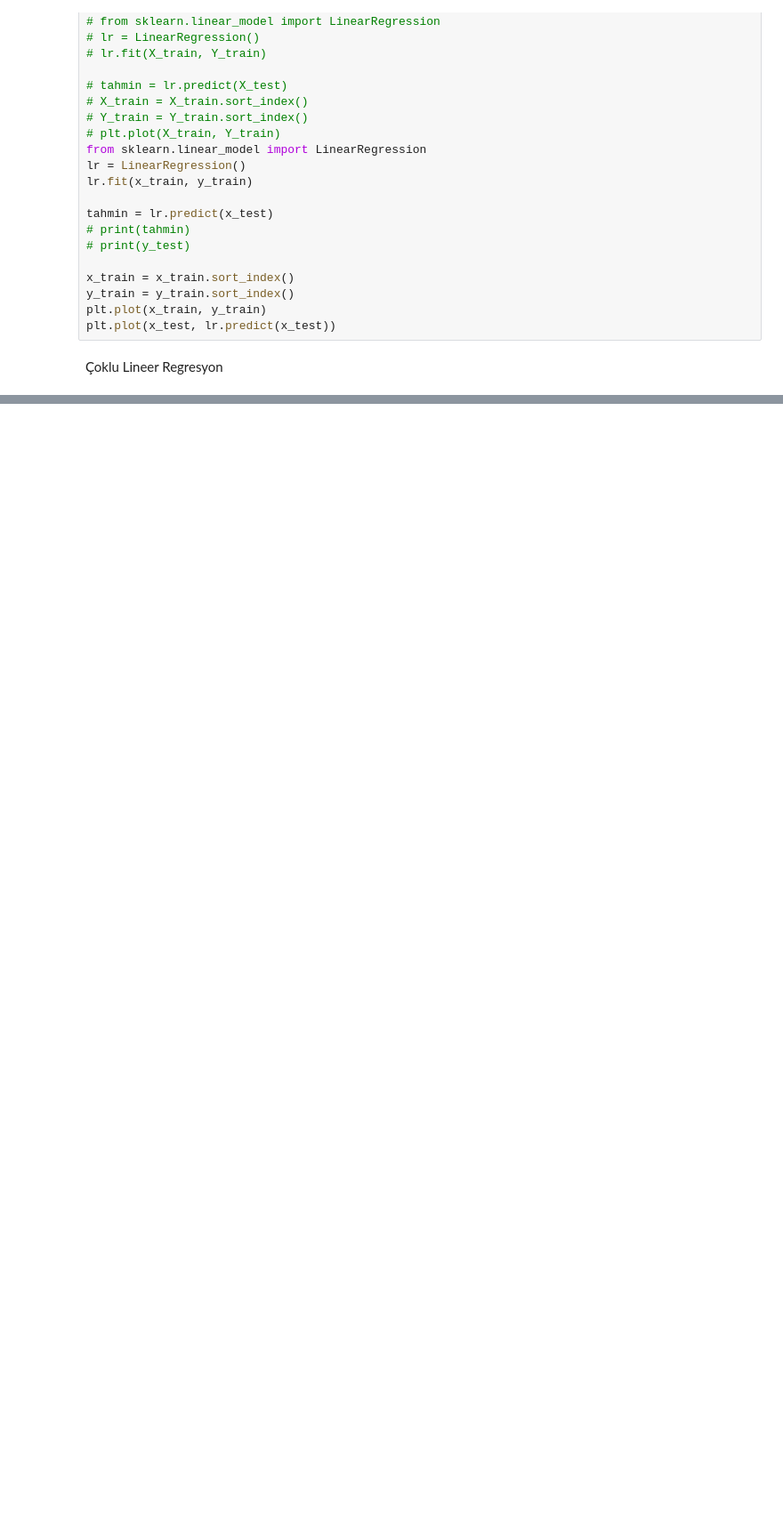
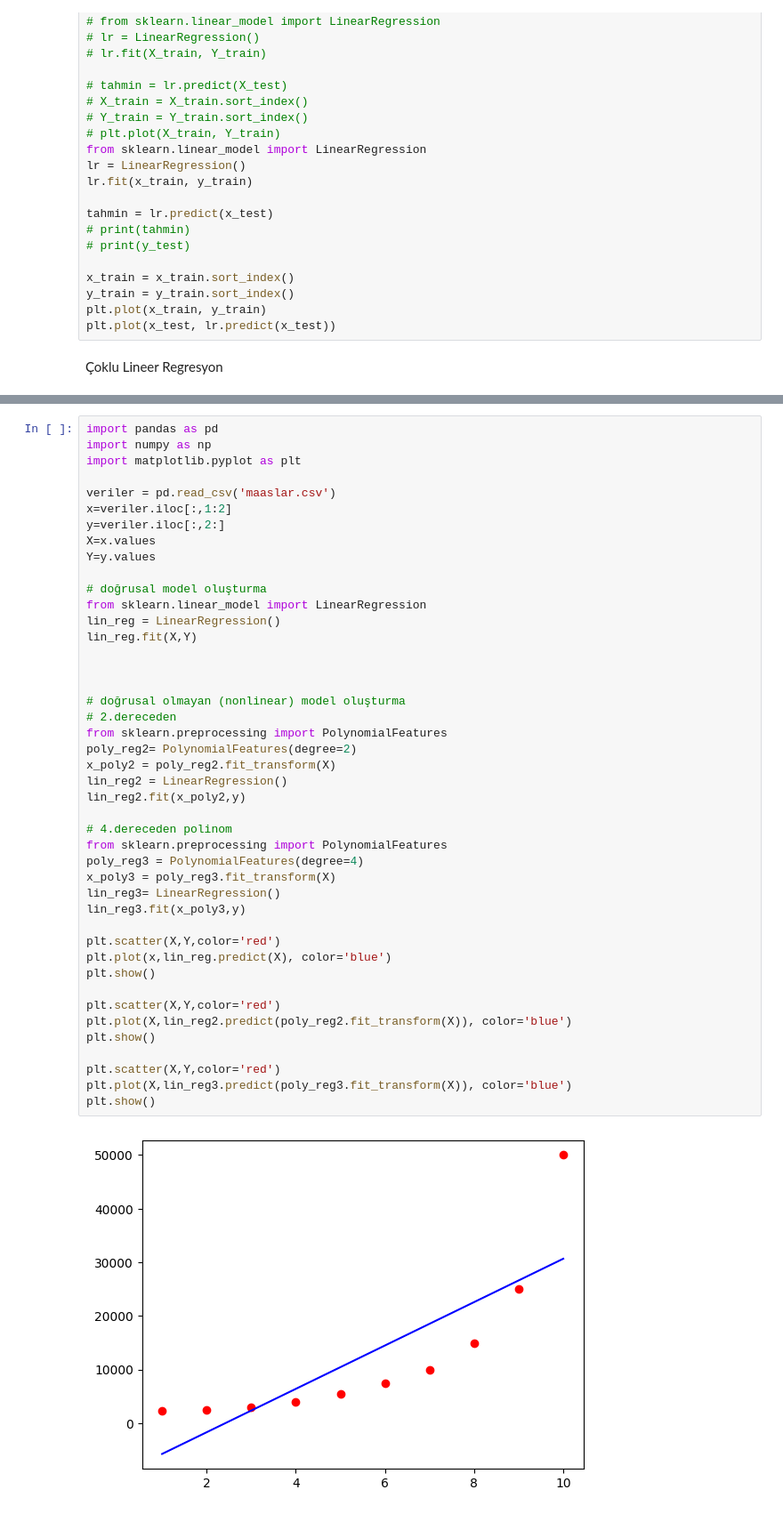
Before and after one commit to tariksdeg/makine-ogrenmesi, a Jupyter notebook: start.ipynb, the cells around one changed output, grey strips where cells are left out. Shown: that part at 89% size. Saved outputs shown, nothing was run; the diff lists cells and outputs as text; blank space fills up the shorter version.

Commit message:
polinom regresyon sablonu

```diff
--- a/start.ipynb
+++ b/start.ipynb
@@ -190,0 +329,46 @@ Notes:
+# %%
+import pandas as pd
+import numpy as np
+import matplotlib.pyplot as plt
+
+veriler = pd.read_csv('maaslar.csv')
+x=veriler.iloc[:,1:2]
+y=veriler.iloc[:,2:]
+X=x.values
+Y=y.values
+
+# doğrusal model oluşturma
+from sklearn.linear_model import LinearRegression
+lin_reg = LinearRegression()
+lin_reg.fit(X,Y)
+
+
+
+# doğrusal olmayan (nonlinear) model oluşturma
+# 2.dereceden
+from sklearn.preprocessing import PolynomialFeatures
+poly_reg2= PolynomialFeatures(degree=2)
+x_poly2 = poly_reg2.fit_transform(X)
+lin_reg2 = LinearRegression()
+lin_reg2.fit(x_poly2,y)
+
+# 4.dereceden polinom
+from sklearn.preprocessing import PolynomialFeatures
+poly_reg3 = PolynomialFeatures(degree=4)
+x_poly3 = poly_reg3.fit_transform(X)
+lin_reg3= LinearRegression()
+lin_reg3.fit(x_poly3,y)
+
+plt.scatter(X,Y,color='red')
+plt.plot(x,lin_reg.predict(X), color='blue')
+plt.show()
+
+plt.scatter(X,Y,color='red')
+plt.plot(X,lin_reg2.predict(poly_reg2.fit_transform(X)), color='blue')
+plt.show()
+
+plt.scatter(X,Y,color='red')
+plt.plot(X,lin_reg3.predict(poly_reg3.fit_transform(X)), color='blue')
+plt.show()
+# %% [output]
+[figure, added]
```
Also changed, not shown: parts of 7 cells of this notebook, 1 other file.
